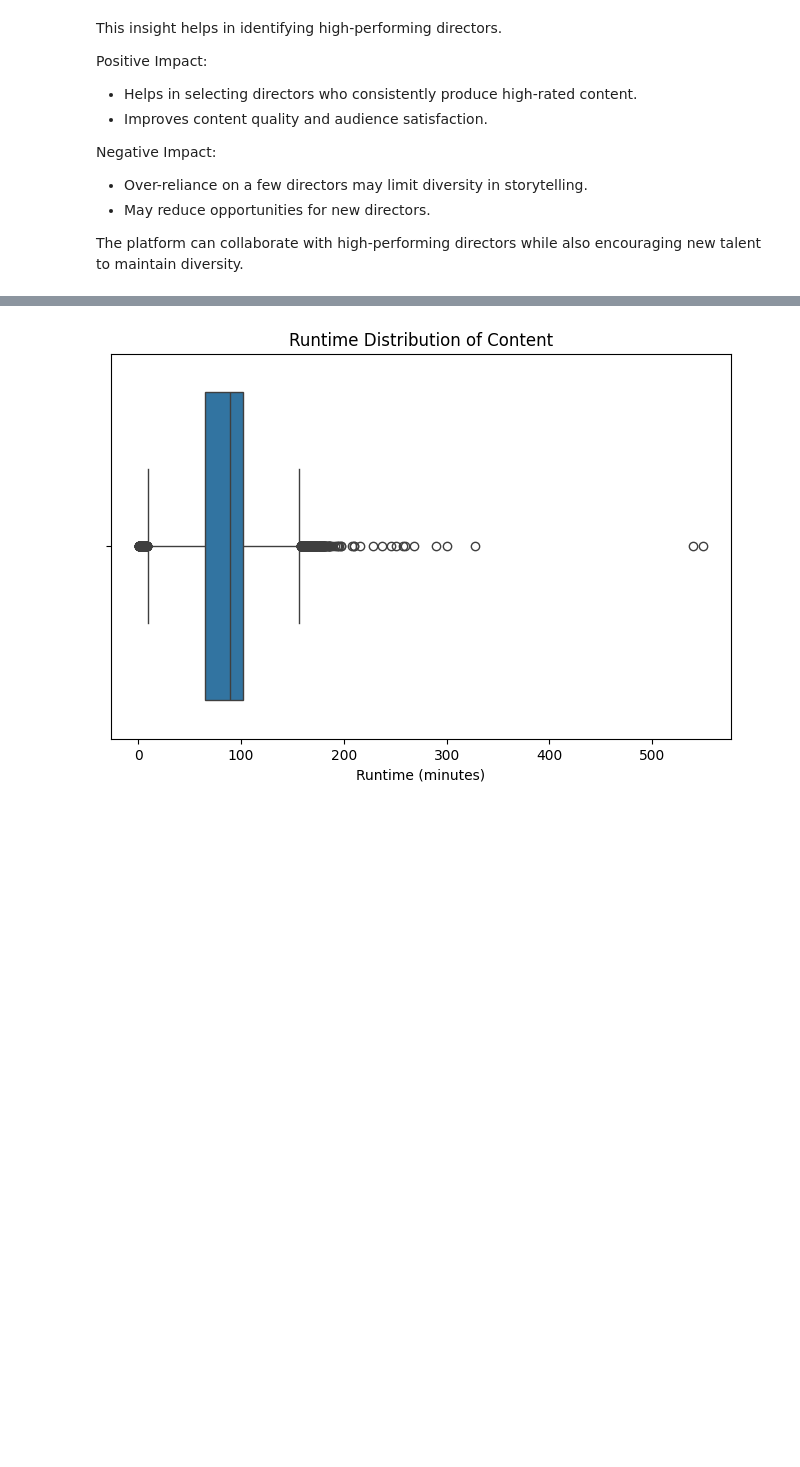
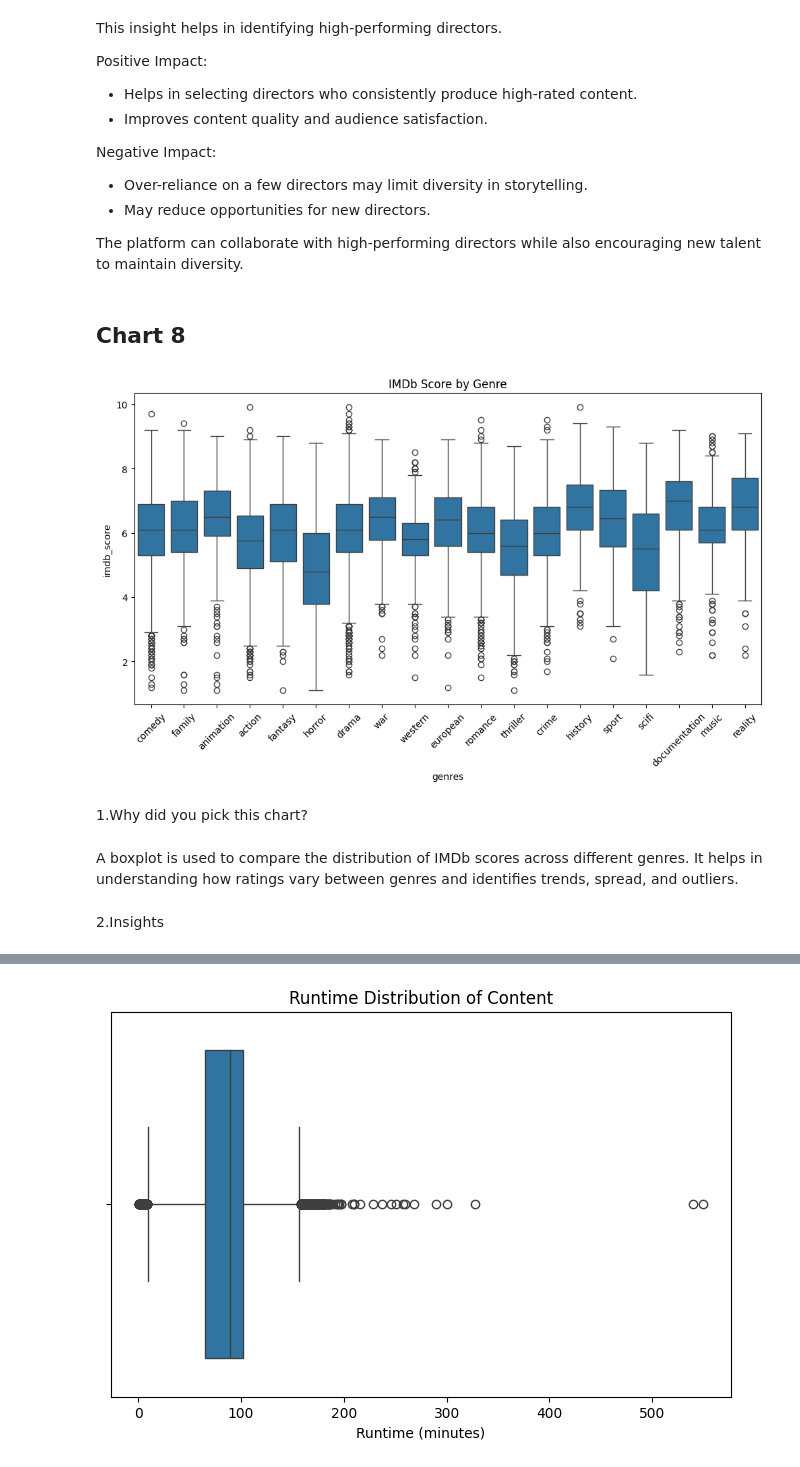
Before and after one commit to Snehamn24/Amazon-Prime-Video-EDA-and-Machine-Learning-Analysis, a Jupyter notebook: Amazon_Prime_EDA.ipynb, the cells around one changed output, grey strips where cells are left out. Cells and saved outputs as stored; diff of their text form; code cells hidden in the pictures; blank space fills up the shorter version.

Commit message:
Data visulaization

```diff
--- a/Amazon_Prime_EDA.ipynb
+++ b/Amazon_Prime_EDA.ipynb
@@ -860,3 +860,26 @@ Negative Impact:
 - May reduce opportunities for new directors.
 
 The platform can collaborate with high-performing directors while also encouraging new talent to maintain diversity.
+# %% [markdown]
+## Chart 8
+# %%
+# #bivariate
+# Genres vs IMDb Score (Exploded) Bivariate
+import ast
+
+title['genres'] = title['genres'].apply(lambda x: ast.literal_eval(x) if isinstance(x, str) else x)
+genre_df = title.explode('genres').reset_index(drop=True)
+
+plt.figure(figsize=(12,6))
+sns.boxplot(x='genres', y='imdb_score', data=genre_df)
+plt.xticks(rotation=45)
+plt.title("IMDb Score by Genre")
+plt.show()
+# %% [output]
+[figure, added]
+# %% [markdown]
+1.Why did you pick this chart?
+# %% [markdown]
+A boxplot is used to compare the distribution of IMDb scores across different genres. It helps in understanding how ratings vary between genres and identifies trends, spread, and outliers.
+# %% [markdown]
+2.Insights
```
Also changed, not shown: parts of 22 cells of this notebook.
